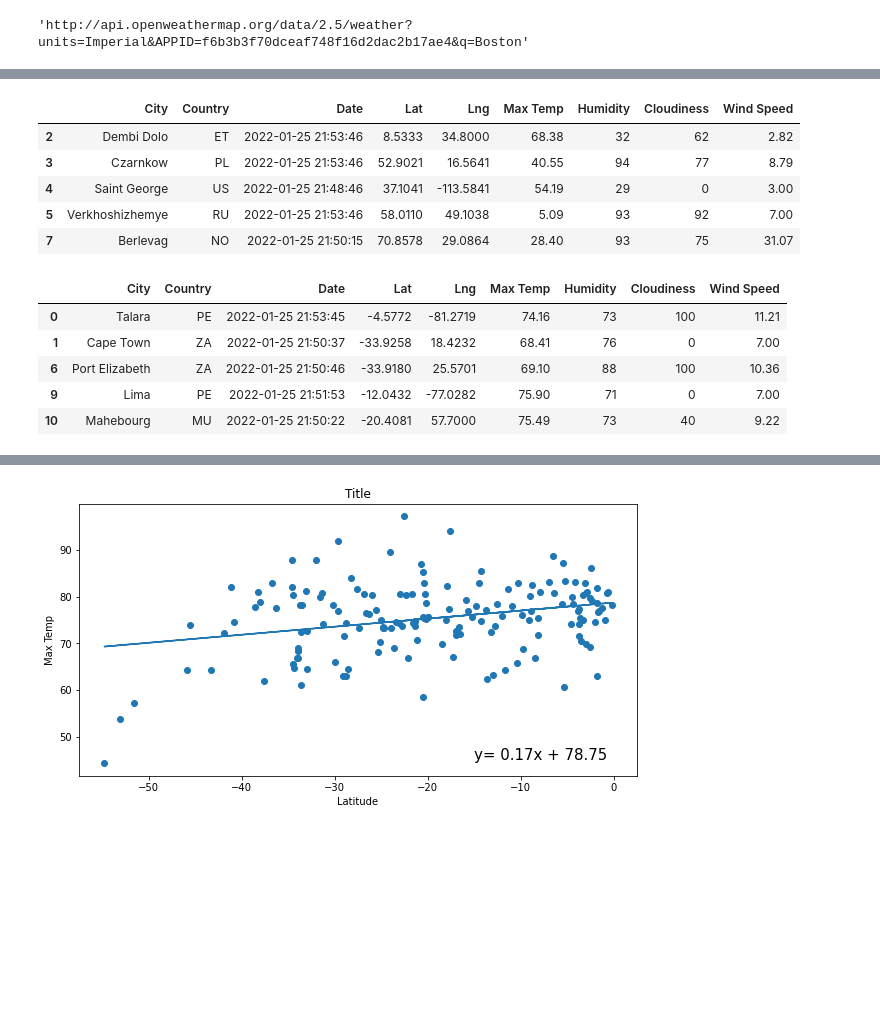
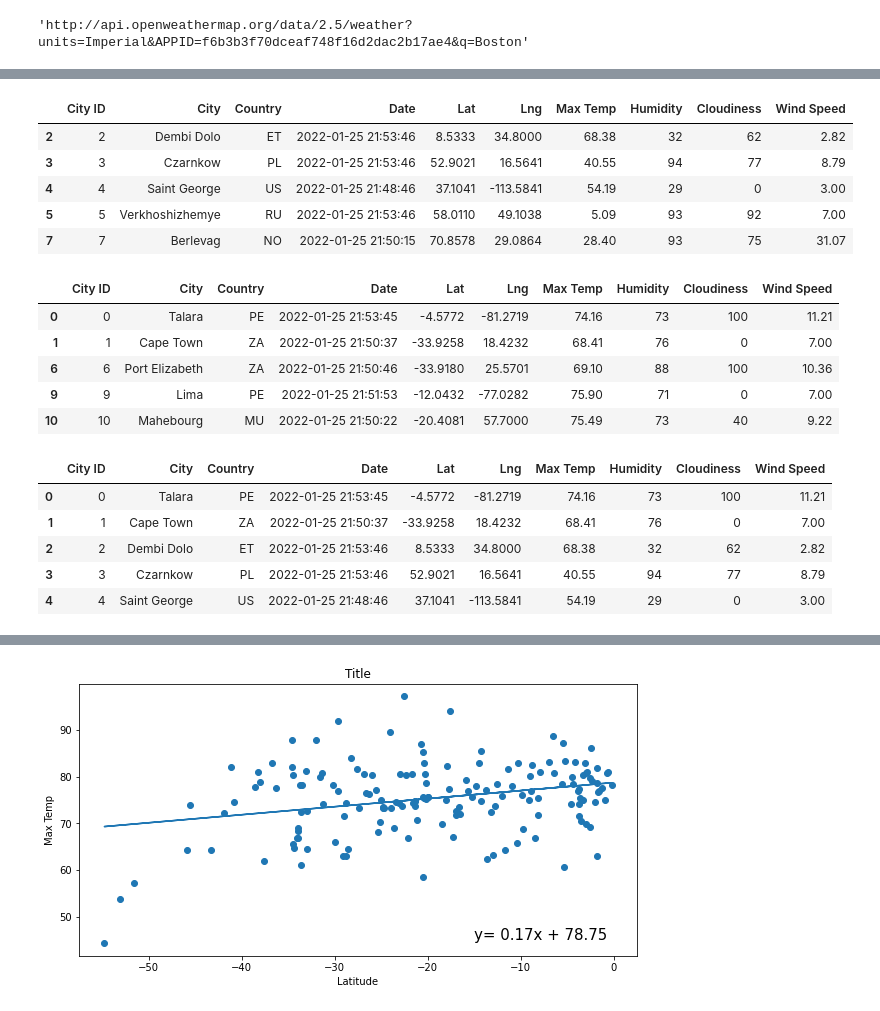
Before and after one commit to coocoojames/World_Weather_Analysis, a Jupyter notebook: WeatherPy.ipynb, the cells around one changed output, grey strips where cells are left out. Cells and saved outputs as stored; diff of their text form; code cells hidden in the pictures; blank space fills up the shorter version.

```diff
--- a/WeatherPy.ipynb
+++ b/WeatherPy.ipynb
@@ -333,21 +269,29 @@ plot_linregress(lats, temps, 'Blah', 'Temperature', (10,40))
 # %%
+city_data_df = pd.read_csv('World Weather Analysis/Weather Data/Cities_Weather.csv')
 norhem_df = city_data_df[city_data_df['Lat'] >= 0]
 sohem_df = city_data_df[city_data_df['Lat'] < 0]
 norhem_df.head()
 sohem_df.head()
+city_data_df.head()
 # %% [output]
-|  | City | Country | Date | Lat | Lng | Max Temp | Humidity | Cloudiness | Wind Speed |
-| 2 | Dembi Dolo | ET | 2022-01-25 21:53:46 | 8.5333 | 34.8000 | 68.38 | 32 | 62 | 2.82 |
-| 3 | Czarnkow | PL | 2022-01-25 21:53:46 | 52.9021 | 16.5641 | 40.55 | 94 | 77 | 8.79 |
-| 4 | Saint George | US | 2022-01-25 21:48:46 | 37.1041 | -113.5841 | 54.19 | 29 | 0 | 3.00 |
-| 5 | Verkhoshizhemye | RU | 2022-01-25 21:53:46 | 58.0110 | 49.1038 | 5.09 | 93 | 92 | 7.00 |
-| 7 | Berlevag | NO | 2022-01-25 21:50:15 | 70.8578 | 29.0864 | 28.40 | 93 | 75 | 31.07 |
+|  | City ID | City | Country | Date | Lat | Lng | Max Temp | Humidity | Cloudiness | Wind Speed |
+| 2 | 2 | Dembi Dolo | ET | 2022-01-25 21:53:46 | 8.5333 | 34.8000 | 68.38 | 32 | 62 | 2.82 |
+| 3 | 3 | Czarnkow | PL | 2022-01-25 21:53:46 | 52.9021 | 16.5641 | 40.55 | 94 | 77 | 8.79 |
+| 4 | 4 | Saint George | US | 2022-01-25 21:48:46 | 37.1041 | -113.5841 | 54.19 | 29 | 0 | 3.00 |
+| 5 | 5 | Verkhoshizhemye | RU | 2022-01-25 21:53:46 | 58.0110 | 49.1038 | 5.09 | 93 | 92 | 7.00 |
+| 7 | 7 | Berlevag | NO | 2022-01-25 21:50:15 | 70.8578 | 29.0864 | 28.40 | 93 | 75 | 31.07 |
-|  | City | Country | Date | Lat | Lng | Max Temp | Humidity | Cloudiness | Wind Speed |
-| 0 | Talara | PE | 2022-01-25 21:53:45 | -4.5772 | -81.2719 | 74.16 | 73 | 100 | 11.21 |
-| 1 | Cape Town | ZA | 2022-01-25 21:50:37 | -33.9258 | 18.4232 | 68.41 | 76 | 0 | 7.00 |
-| 6 | Port Elizabeth | ZA | 2022-01-25 21:50:46 | -33.9180 | 25.5701 | 69.10 | 88 | 100 | 10.36 |
-| 9 | Lima | PE | 2022-01-25 21:51:53 | -12.0432 | -77.0282 | 75.90 | 71 | 0 | 7.00 |
-| 10 | Mahebourg | MU | 2022-01-25 21:50:22 | -20.4081 | 57.7000 | 75.49 | 73 | 40 | 9.22 |
+|  | City ID | City | Country | Date | Lat | Lng | Max Temp | Humidity | Cloudiness | Wind Speed |
+| 0 | 0 | Talara | PE | 2022-01-25 21:53:45 | -4.5772 | -81.2719 | 74.16 | 73 | 100 | 11.21 |
+| 1 | 1 | Cape Town | ZA | 2022-01-25 21:50:37 | -33.9258 | 18.4232 | 68.41 | 76 | 0 | 7.00 |
+| 6 | 6 | Port Elizabeth | ZA | 2022-01-25 21:50:46 | -33.9180 | 25.5701 | 69.10 | 88 | 100 | 10.36 |
+| 9 | 9 | Lima | PE | 2022-01-25 21:51:53 | -12.0432 | -77.0282 | 75.90 | 71 | 0 | 7.00 |
+| 10 | 10 | Mahebourg | MU | 2022-01-25 21:50:22 | -20.4081 | 57.7000 | 75.49 | 73 | 40 | 9.22 |
+|  | City ID | City | Country | Date | Lat | Lng | Max Temp | Humidity | Cloudiness | Wind Speed |
+| 0 | 0 | Talara | PE | 2022-01-25 21:53:45 | -4.5772 | -81.2719 | 74.16 | 73 | 100 | 11.21 |
+| 1 | 1 | Cape Town | ZA | 2022-01-25 21:50:37 | -33.9258 | 18.4232 | 68.41 | 76 | 0 | 7.00 |
+| 2 | 2 | Dembi Dolo | ET | 2022-01-25 21:53:46 | 8.5333 | 34.8000 | 68.38 | 32 | 62 | 2.82 |
+| 3 | 3 | Czarnkow | PL | 2022-01-25 21:53:46 | 52.9021 | 16.5641 | 40.55 | 94 | 77 | 8.79 |
+| 4 | 4 | Saint George | US | 2022-01-25 21:48:46 | 37.1041 | -113.5841 | 54.19 | 29 | 0 | 3.00 |
 # %%
 x_values = norhem_df['Lat']
 y_values = norhem_df['Max Temp']
```
Also changed, not shown: parts of 26 cells of this notebook, 10 other files.
